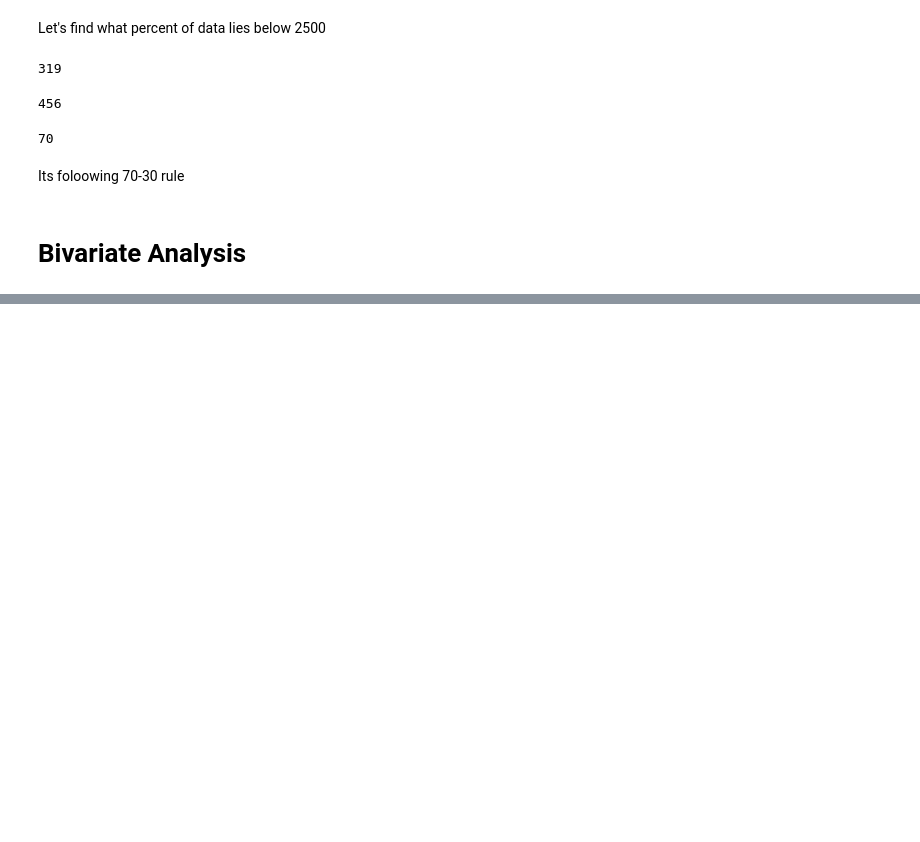
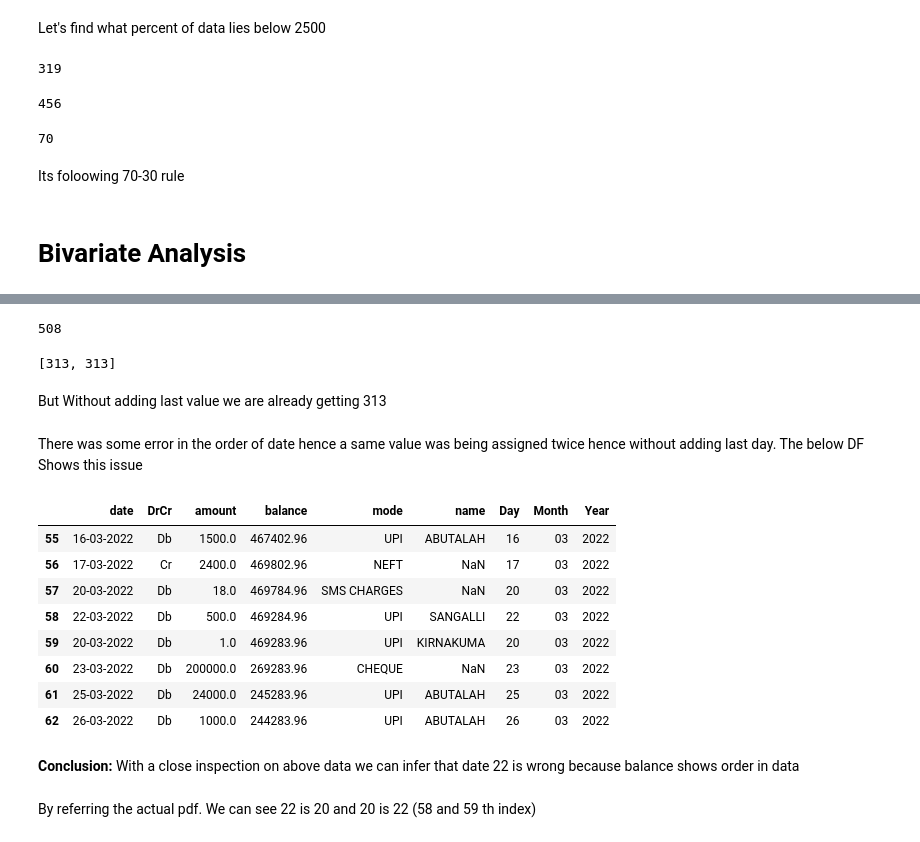
Before and after one commit to AbuManiyar/pdf-to-csv-to-eda, a Jupyter notebook: eda_bank.ipynb, the cells around one changed output, grey strips where cells are left out. Cells and saved outputs as stored; diff of their text form; code cells hidden in the pictures; blank space fills up the shorter version.

```diff
--- a/eda_bank.ipynb
+++ b/eda_bank.ipynb
@@ -220,0 +502,30 @@ Its foloowing 70-30 rule
+# %%
+len(day) #but we have 509 points and 313 unique days
+# %% [output]
+508
+# %%
+day[-3:-1]
+# %% [output]
+[313, 313]
+# %% [markdown]
+But Without adding last value we are already getting 313
+# %% [markdown]
+There was some error in the order of date hence a same value was being assigned
+twice hence without adding last day. The below DF Shows this issue
+# %%
+df[55:63]
+# %% [output]
+|  | date | DrCr | amount | balance | mode | name | Day | Month | Year |
+| 55 | 16-03-2022 | Db | 1500.0 | 467402.96 | UPI | ABUTALAH | 16 | 03 | 2022 |
+| 56 | 17-03-2022 | Cr | 2400.0 | 469802.96 | NEFT | NaN | 17 | 03 | 2022 |
+| 57 | 20-03-2022 | Db | 18.0 | 469784.96 | SMS CHARGES | NaN | 20 | 03 | 2022 |
+| 58 | 22-03-2022 | Db | 500.0 | 469284.96 | UPI | SANGALLI | 22 | 03 | 2022 |
+| 59 | 20-03-2022 | Db | 1.0 | 469283.96 | UPI | KIRNAKUMA | 20 | 03 | 2022 |
+| 60 | 23-03-2022 | Db | 200000.0 | 269283.96 | CHEQUE | NaN | 23 | 03 | 2022 |
+| 61 | 25-03-2022 | Db | 24000.0 | 245283.96 | UPI | ABUTALAH | 25 | 03 | 2022 |
+| 62 | 26-03-2022 | Db | 1000.0 | 244283.96 | UPI | ABUTALAH | 26 | 03 | 2022 |
+# %% [markdown]
+**Conclusion:** With a close inspection on above data we can infer that date 22 is wrong
+because balance shows order in data
+# %% [markdown]
+By referring the actual pdf. We can see 22 is 20 and 20 is 22 (58 and 59 th index)
```
Also changed, not shown: parts of 97 cells of this notebook, 1 other file.
